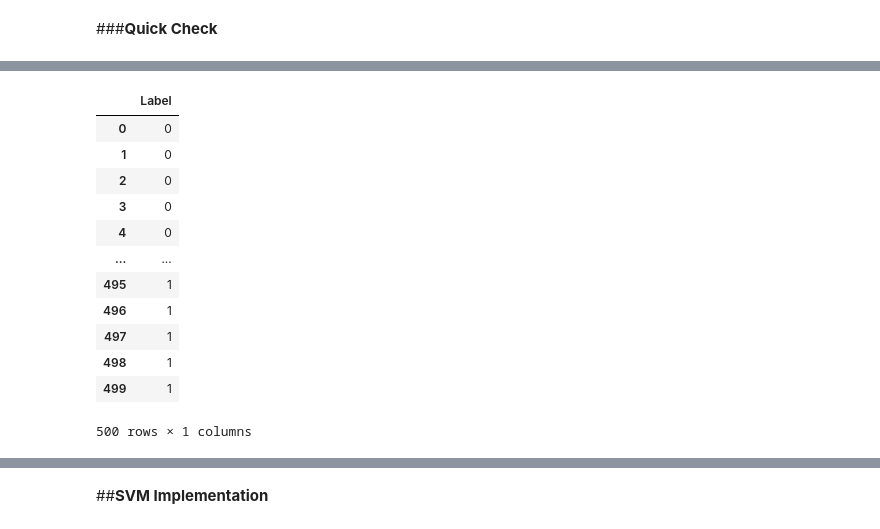
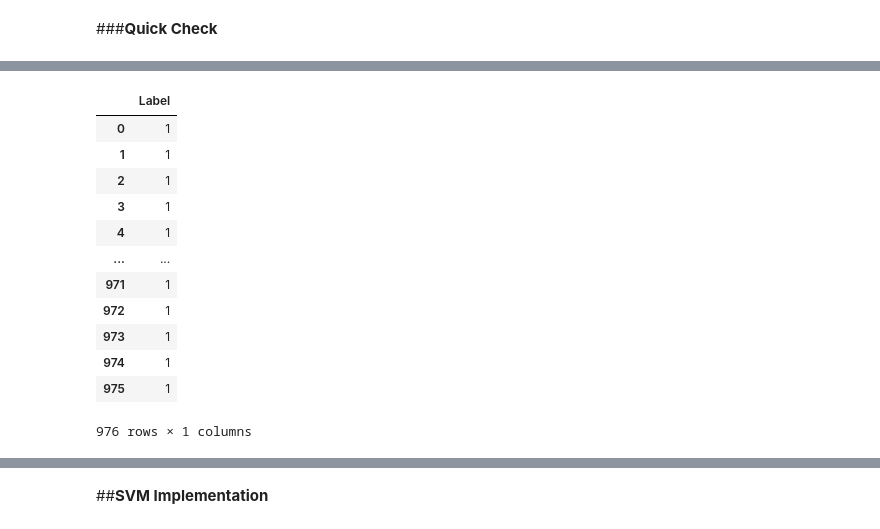
Before and after one commit to PDNow-Research/PDNow, a Jupyter notebook: HandPD/SVM.ipynb, the cells around one changed output, grey strips where cells are left out. Cells and saved outputs as stored; diff of their text form; code cells hidden in the pictures.

```diff
--- a/HandPD/SVM.ipynb
+++ b/HandPD/SVM.ipynb
@@ -179,3 +169,8 @@ new_meander_df = pd.concat([new_meander_df, meander_normalize], axis =1)
+# %%
+slice_cols = colnames[7:]
+for i in slice_cols:
+  new_spiral_df[i] = feature_normalization(new_spiral_df[i])
+  new_meander_df[i] = feature_normalization(new_meander_df[i])
 # %%
 X_new_all = pd.concat([new_spiral_df, new_meander_df])
 y_new_all = pd.concat([new_spiral_df["Label"], new_meander_df["Label"]])
@@ -196,0 +177,10 @@ We'll use IDs: H1, H10, H11, H12, H13, H14, H16 & P1, P10, P11, P12, P13, P14, P
+# %%
+random_choice = np.unique(X_new_all['ID_EXAM'])
+random_h = ['H1', 'H10', 'H11', 'H12', 'H13', 'H14', 'H16', 'H17', 'H18',
+       'H19', 'H2', 'H20', 'H21', 'H22', 'H23', 'H24', 'H26', 'H27',
+       'H28', 'H29', 'H3', 'H30', 'H31', 'H32', 'H33', 'H34', 'H35',
+       'H36', 'H37', 'H38', 'H4', 'H5', 'H7', 'H8', 'H9']
+random_p = ['P11', 'P12', 'P13', 'P14', 'P15', 'P16', 'P17', 'P18', 'P19',
+       'P2', 'P20', 'P21', 'P22', 'P23', 'P24', 'P25', 'P26', 'P27',
+       'P28', 'P29', 'P3', 'P30', 'P31', 'P32', 'P4', 'P6', 'P7', 'P8',
+       'P9']
@@ -198,7 +190,7 @@ We'll use IDs: H1, H10, H11, H12, H13, H14, H16 & P1, P10, P11, P12, P13, P14, P
 X_test = pd.DataFrame(columns=['ID_EXAM', 'Image', 'ID_PATIENT', 'Label', 'GENDER', 'HANDEDNESS', 'AGE', 'RMS', 'Max_dist', 'Min_dist', 'SD', 'MRT', 'Max_ET', 'Min_ET', 'SD_ET', 'HT_ET_Diff'])
 X_new = X_new_all.copy()
 
-test_ids = ['H1', 'H10', 'H11', 'H12', 'H13', 'H14', 'H16', 'P1', 'P2', 'P10', 'P11', 'P12', 'P13', 'P14', 'P15', 'P16', 'P17', 'P18', 'P19']
+test_ids = random.sample(random_h, 5) + random.sample(random_p, 8)
 for id in test_ids:
   rows = X_new_all[X_new_all['ID_EXAM'] == id]
   drop_idx = rows.index.values
@@ -247,10 +239,10 @@ y = pd.concat([y_spiral, y_meander, y_new])
 # %%
 # In our train-test-split, we just want to define everything
 X_train = X
-y_train = y - 1
+y_train = y
 
 X_test = X_test
-y_test = y_test -1 # subtract 1
+y_test = y_test.astype('float32') -1 # subtract 1
 # %%
 X_train = X_train.reset_index(drop = True)
 y_train = y_train.reset_index(drop = True)
@@ -266,19 +258,19 @@ len(y_train), len(y_test)
 # %%
-y_train.head(500)
+y_train
 # %% [output]
 |  | Label |
-| 0 | 0 |
-| 1 | 0 |
-| 2 | 0 |
-| 3 | 0 |
-| 4 | 0 |
+| 0 | 1 |
+| 1 | 1 |
+| 2 | 1 |
+| 3 | 1 |
+| 4 | 1 |
 | ... | ... |
-| 495 | 1 |
-| 496 | 1 |
-| 497 | 1 |
-| 498 | 1 |
-| 499 | 1 |
+| 971 | 1 |
+| 972 | 1 |
+| 973 | 1 |
+| 974 | 1 |
+| 975 | 1 |
-500 rows × 1 columns
+976 rows × 1 columns
 # %%
 y_test.value_counts()
 # %% [output]
```
Also changed, not shown: parts of 29 cells of this notebook.
